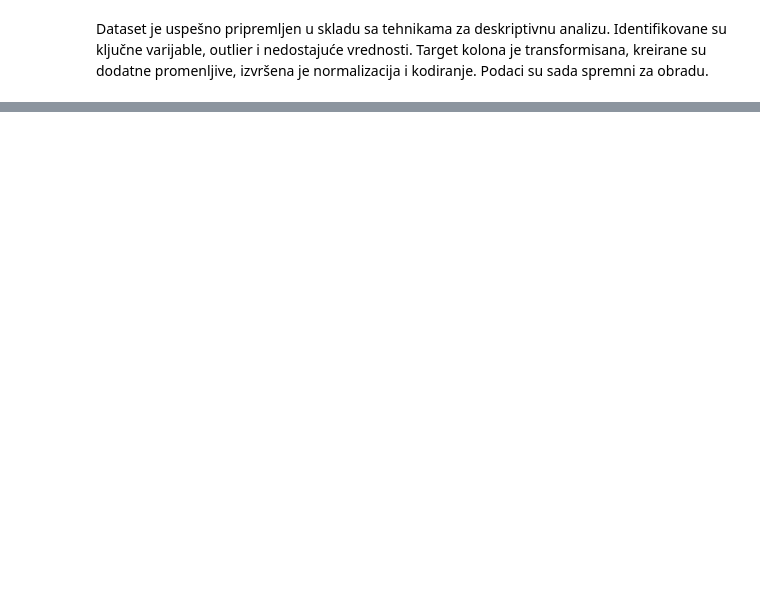
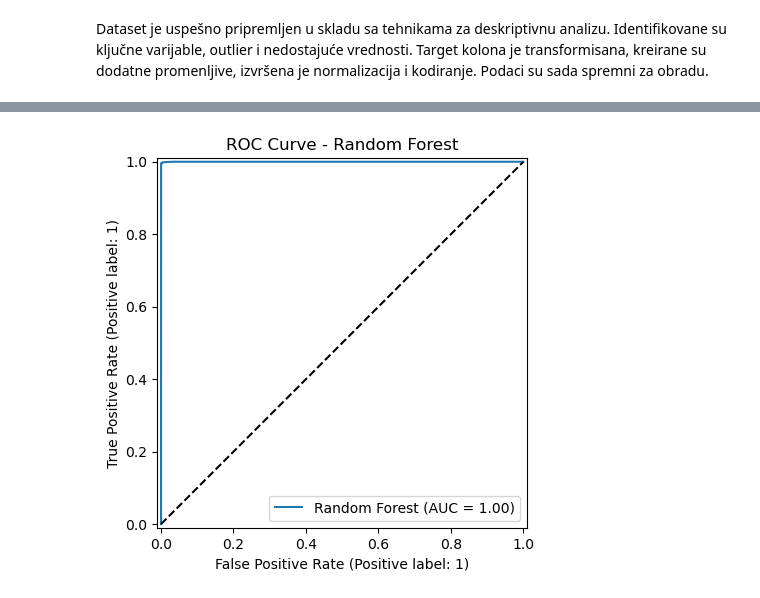
Before and after one commit to MarijaVidovic/MasinskoUcenjePrviProjekat, a Jupyter notebook: PRVA FAZA/CoralReefGlobalBlechingPrvaFaza.ipynb, the cells around one changed output, grey strips where cells are left out. Cells and saved outputs as stored; diff of their text form; code cells hidden in the pictures; blank space fills up the shorter version.

```diff
--- a/PRVA FAZA/CoralReefGlobalBlechingPrvaFaza.ipynb
+++ b/PRVA FAZA/CoralReefGlobalBlechingPrvaFaza.ipynb
@@ -288,0 +438,11 @@ Dataset je uspešno pripremljen u skladu sa tehnikama za deskriptivnu analizu. I
+# %%
+if hasattr(best_pipe, "predict_proba"):
+    Y_score = best_pipe.predict_proba(X_test)[:, 1]
+else:
+    Y_score = best_pipe.decison_function(X_test)
+RocCurveDisplay.from_predictions(Y_test, Y_score, name = best_model_name)
+plt.plot([0, 1], [0, 1], "k--")
+plt.title(f"ROC Curve - {best_model_name}")
+plt.show()
+# %% [output]
+[figure, added]
```
Also changed, not shown: parts of 7 cells of this notebook.
